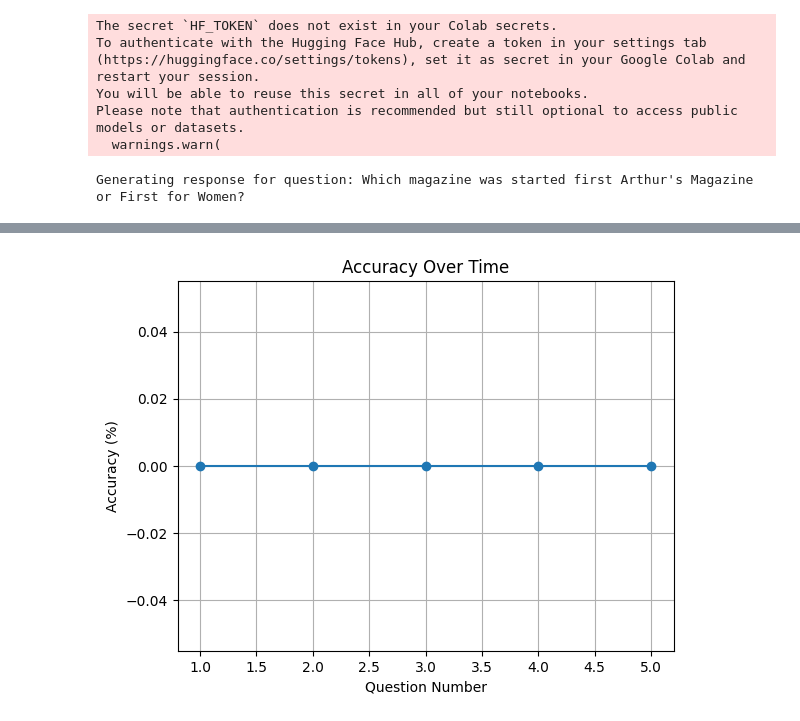
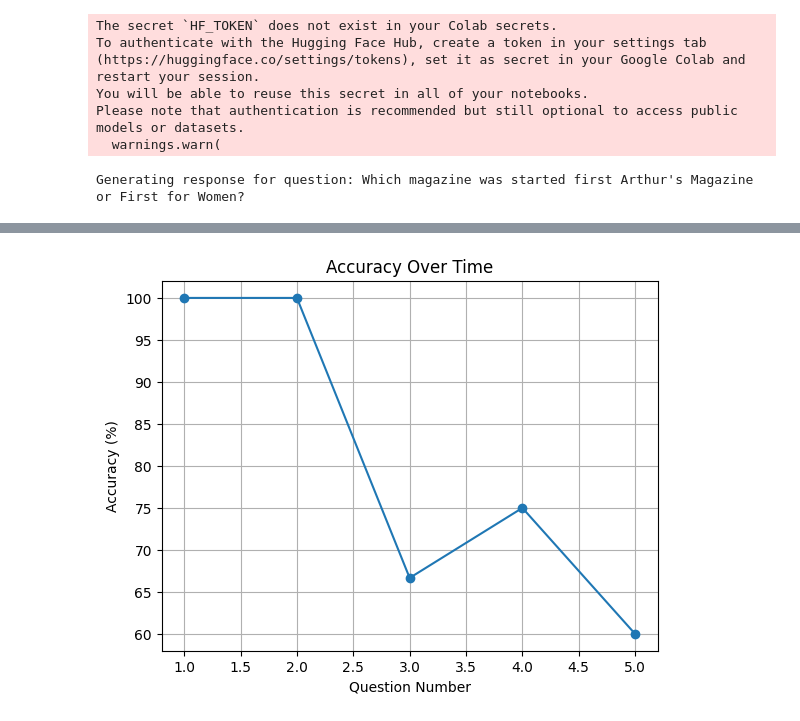
Before and after one commit to WilliamCollins-a/LLMHallucinations, a Jupyter notebook: COT.ipynb, the cells around one changed output, grey strips where cells are left out. Cells and saved outputs as stored; diff of their text form; code cells hidden in the pictures.

Commit message:
Fixed function to capture accuracy allowing for various formats using sentence embeddings

```diff
--- a/COT.ipynb
+++ b/COT.ipynb
@@ -94,94 +99,119 @@ def generate_response_with_cot(knowledge, question, tokenizer, model):
     # Explicitly return the response for clarity
     return response
 # %%
-# Add this import at the beginning of the file ipython-input-7-2bb91132b62f
 import re
-
+import json
 import matplotlib.pyplot as plt
+from transformers import LlamaTokenizer, LlamaForCausalLM
 
 # Function to normalize and clean the answer for comparison
 def normalize_answer(answer):
-    # Remove multiple spaces, punctuation, and convert to lowercase
     answer = re.sub(r'\s+', ' ', answer)  # Replace multiple spaces with a single space
     answer = re.sub(r'[^\w\s]', '', answer)  # Remove punctuation
     return answer.strip().lower()
 
 def evaluate_answer(model_output, correct_answer):
-    # Extract the final answer from the model's output (e.g., remove excess text)
+    # Extract the final answer from the model's output
     answer = model_output.split("is")[-1].strip().replace(".", "")
-
-    # Handle flexible matching (ignore case and punctuation)
     answer = answer.strip().lower()  # Normalize to lowercase
-
     correct_answer = correct_answer.strip().lower()  # Normalize the correct answer
 
-    # Check if the answer is a partial or exact match
-    if answer == correct_answer:
-        return 1.0  # Correct
-    else:
-        return 0.0  # Incorrect
-
+    # Check if the correct answer is a substring of the generated answer
+    return correct_answer in answer
 
 # Improved answer extraction function
-def extract_final_answer(cot_response, question):
-    # Extract the final statement after "The final answer is: " or "Therefore, "
-    final_answer_pattern = r"(?i)(the final answer is|therefore)[^:]*:?\s*(.*?)(\.$|$)"
+def extract_final_answer(cot_response):
+    final_answer_pattern = r"(?i)(the final answer is|therefore|the answer is)\s*:?([^\.]*)"
     match = re.search(final_answer_pattern, cot_response)
 
     if match:
         return match.group(2).strip()  # Return the extracted final answer
 
-    # Fallback: Return the first sentence as a last resort
     return cot_response.split('.')[0].strip()
 
 # Compare the generated answer with the correct answer
 def compare_answers(generated_answer, correct_answer):
     return normalize_answer(generated_answer) == normalize_answer(correct_answer)
 
+def load_json_data(json_file):
+    data = []
+    with open(json_file, 'r') as file:
+        for line in file:
+            data.append(json.loads(line))  # Loads each line as a separate JSON object
+    return data
+
+# Function to save results to a JSON file
+def save_results_to_json(results, output_file):
+    with open(output_file, 'w') as file:
+        json.dump(results, file, indent=4)
+
 # Main function to load data, generate CoT responses, and check accuracy
-def main_with_cot(json_file, tokenizer, model):
+def main_with_cot(json_file, tokenizer, model, output_file):
     data = load_json_data(json_file)
 
     correct = 0  # Counter for correct answers
-    hallucinated_count = 0
+    hallucinated_count = 0  # Counter for hallucinated answers
     total = len(data[:5])  # Process first 5 items
     accuracy_results = []  # To store accuracy after each question
+
+    # Store question and response details
+    question_responses = []  # To store question, generated response, correct answer, and evaluation
 
     for i, item in enumerate(data[:5]):  # Process the first 5 items
         knowledge = item['knowledge']
         question = item['question']
         correct_answer = item['right_answer']  # Use 'right_answer' for ground truth
-        hallucinated_answer = item.get('hallucinated_answer', '')  # hallucinated answer
 
         print(f"Generating response for question: {question}")
 
         # Generate the response using CoT
-        cot_response = generate_response_with_cot(knowledge, question,tokenizer, model )
+        cot_response = generate_response_with_cot(knowledge, question, tokenizer, model)
 
         # Extract the final answer from the response
-        final_answer = extract_final_answer(cot_response, question)
+        final_answer = extract_final_answer(cot_response)
+
+        print(f"Generated Answer: {final_answer}, Correct Answer: {correct_answer}")
 
         # Compare the generated answer with the correct answer
-        if compare_answers(final_answer, correct_answer):
+        if evaluate_answer(cot_response, correct_answer):
             correct += 1
-
+            evaluation = "Correct"
+            print("Correct!")
         else:
-            hallucinated_count += 1  # Increment the counter for hallucinated answers
+            hallucinated_count += 1
+            evaluation = "Incorrect"
+            print("Incorrect!")
 
         # Calculate accuracy at this point and store it
         accuracy = (correct / (i + 1)) * 100  # Accuracy as percentage
         accuracy_results.append(accuracy)
 
+        # Store the question and responses
+        question_responses.append({
+            "question": question,
+            "generated_answer": final_answer,
+            "correct_answer": correct_answer,
+            "evaluation": evaluation
+        })
+
         # Print details for debugging
         print(f"CoT Response: {cot_response}\n")
-        print(f"Model's Answer: {final_answer}\n")
-        print(f"Correct Answer: {correct_answer}\n")
-        print(f"Hallucinated Answer: {hallucinated_answer}\n")
         print(f"Accuracy so far: {accuracy}%\n")
 
     # Print total counts
     print(f"Total Correct Answers: {correct}")
     print(f"Total Hallucinated Answers: {hallucinated_count}")
+
+    # Prepare results to save
+    results = {
+        "total_correct_answers": correct,
+        "total_hallucinated_answers": hallucinated_count,
+        "accuracy_results": accuracy_results,
+        "question_responses": question_responses  # Include questions and responses
+    }
+
+    # Save results to JSON file
+    save_results_to_json(results, output_file)
 
     # Plot the accuracy results over the first 5 questions
     plot_accuracy(accuracy_results)
@@ -200,7 +230,10 @@ if __name__ == "__main__":
     tokenizer = LlamaTokenizer.from_pretrained(model_name)
     model = LlamaForCausalLM.from_pretrained(model_name)
 
-    json_file = json_file_path  # Define the JSON file path
-    main_with_cot(json_file, tokenizer, model)
+    json_file = json_file_path # your JSON file path
+    output_file = "/content/drive/MyDrive/Colab Notebooks/COT_results.json"  # Output file for saving results
+
+
+    main_with_cot(json_file, tokenizer, model, output_file)
 # %% [output]
 Generating response for question: Which magazine was started first Arthur's Magazine or First for Women?
@@ -224 +257 @@ Total Hallucinated Answers: 5
-[figure, old version]
+[figure, new version]
```
Also changed, not shown: parts of 4 cells of this notebook.
